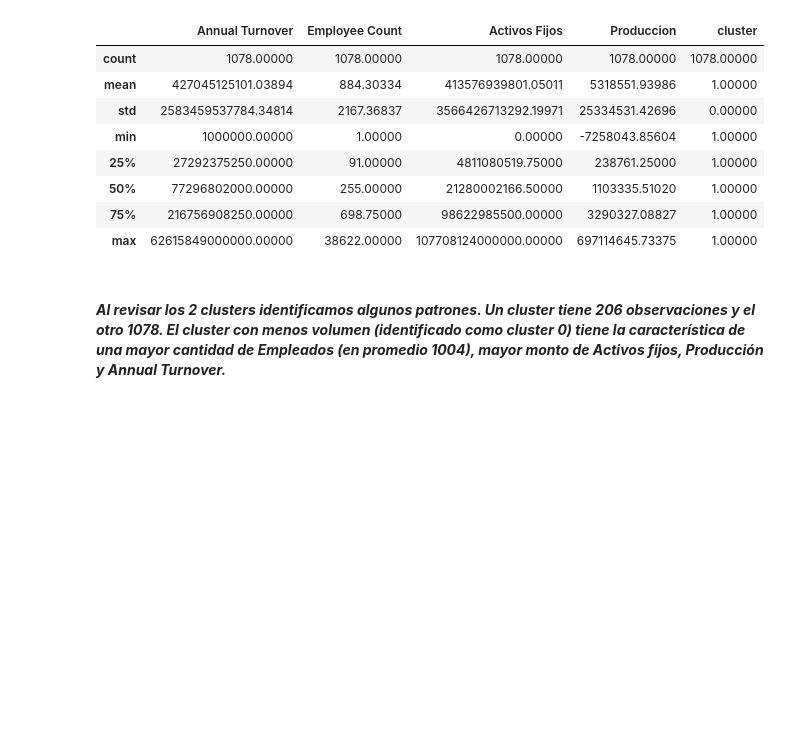
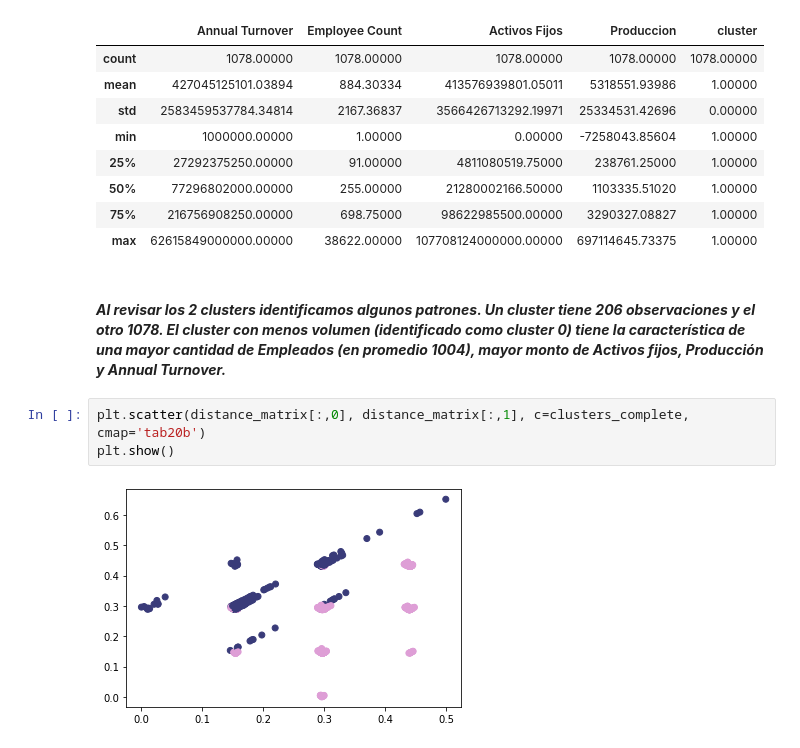
Before and after one commit to arturo-ugalde/CorretajeSeguros, a Jupyter notebook: Codigos/ProyectoConCategoricos.ipynb, the cells around one changed output. Saved outputs shown, nothing was run; the diff lists cells and outputs as text; blank space fills up the shorter version.

```diff
--- a/Codigos/ProyectoConCategoricos.ipynb
+++ b/Codigos/ProyectoConCategoricos.ipynb
@@ -166,3 +163,8 @@ data[data['cluster']==1].describe()
 | max | 62615849000000.00000 | 38622.00000 | 107708124000000.00000 | 697114645.73375 | 1.00000 |
 # %% [markdown]
 #### ***Al revisar los 2 clusters identificamos algunos patrones. Un cluster tiene 206 observaciones y el otro 1078.  El cluster con menos volumen (identificado como cluster 0) tiene la característica de una mayor cantidad de Empleados (en promedio 1004), mayor monto de Activos fijos, Producción y Annual Turnover.***
+# %%
+plt.scatter(distance_matrix[:,0], distance_matrix[:,1], c=clusters_complete, cmap='tab20b')
+plt.show()
+# %% [output]
+[figure, added]
```
Also changed, not shown: parts of 2 cells of this notebook.
